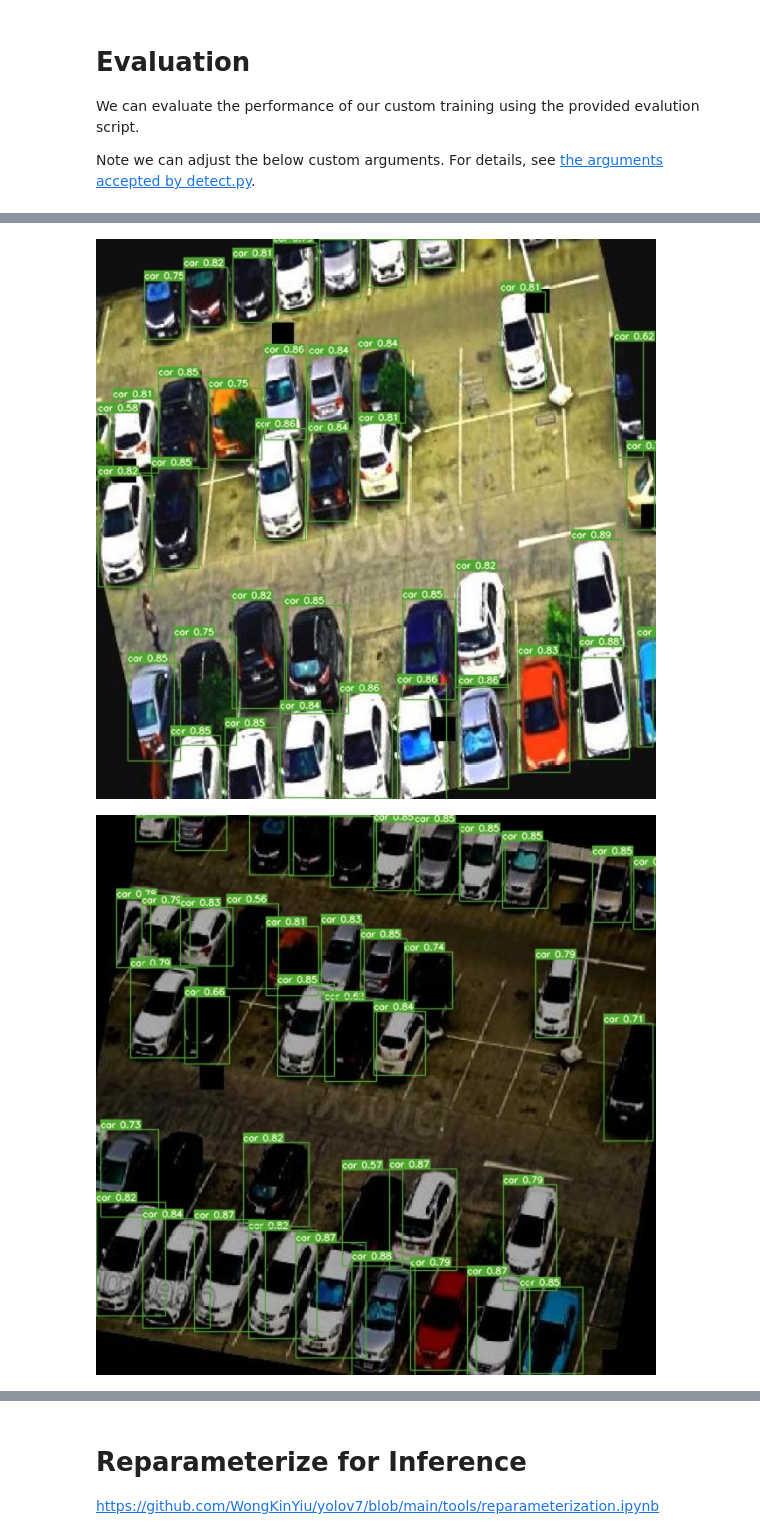
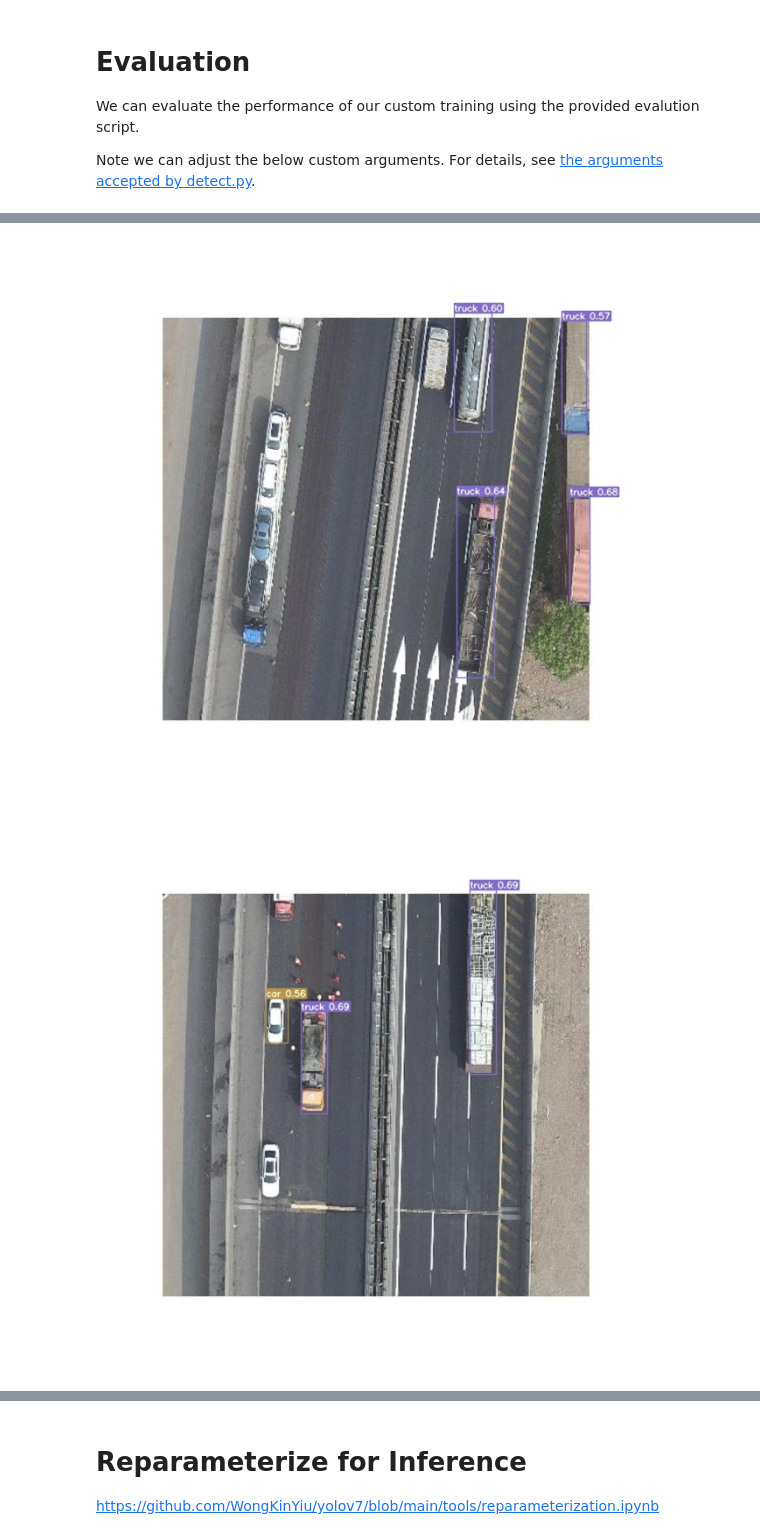
Before and after one commit to Ugurhandasdemir/Ai-, a Jupyter notebook: Training_YOLOv7_on_Custom_Data.ipynb, the cells around one changed output, grey strips where cells are left out. Drawn from its saved outputs; the diff is of its cells as text; code cells hidden in the pictures.

```diff
--- a/Training_YOLOv7_on_Custom_Data.ipynb
+++ b/Training_YOLOv7_on_Custom_Data.ipynb
@@ -172,7 +170,7 @@ from IPython.display import Image, display
 
 i = 0
 limit = 10000 # max images to print
-for imageName in glob.glob('/content/yolov7/runs/detect/exp2/*.jpg'): #assuming JPG
+for imageName in glob.glob('/content/yolov7/runs/detect/exp3/*.jpg'): #assuming JPG
     if i < limit:
       display(Image(filename=imageName))
       print("\n")
@@ -184,2 +182,2 @@ for imageName in glob.glob('/content/yolov7/runs/detect/exp2/*.jpg'): #assuming
-[figure, old version]
+[figure, new version]
-[figure, old version]
+[figure, new version]
```
Also changed, not shown: parts of 7 cells of this notebook.
